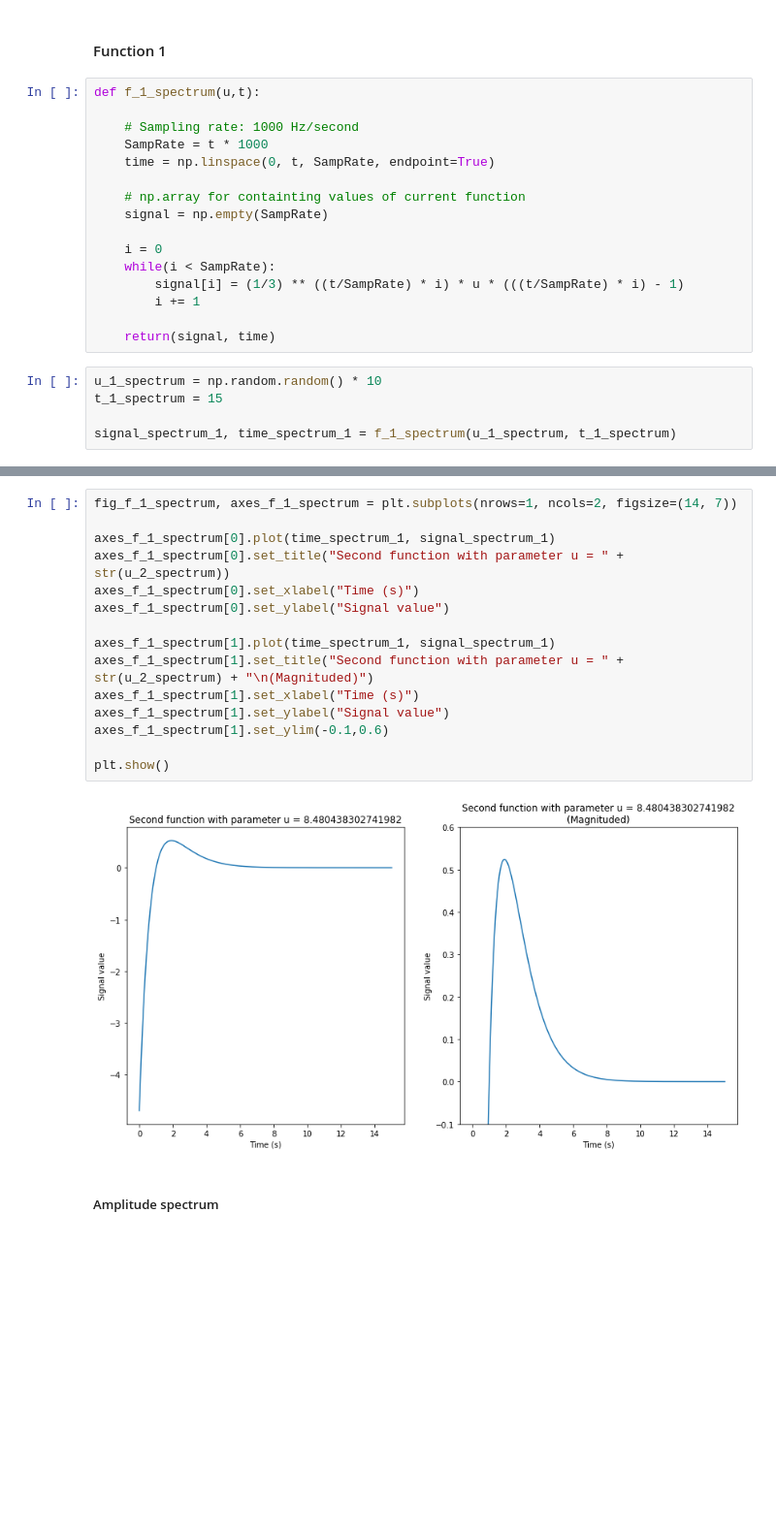
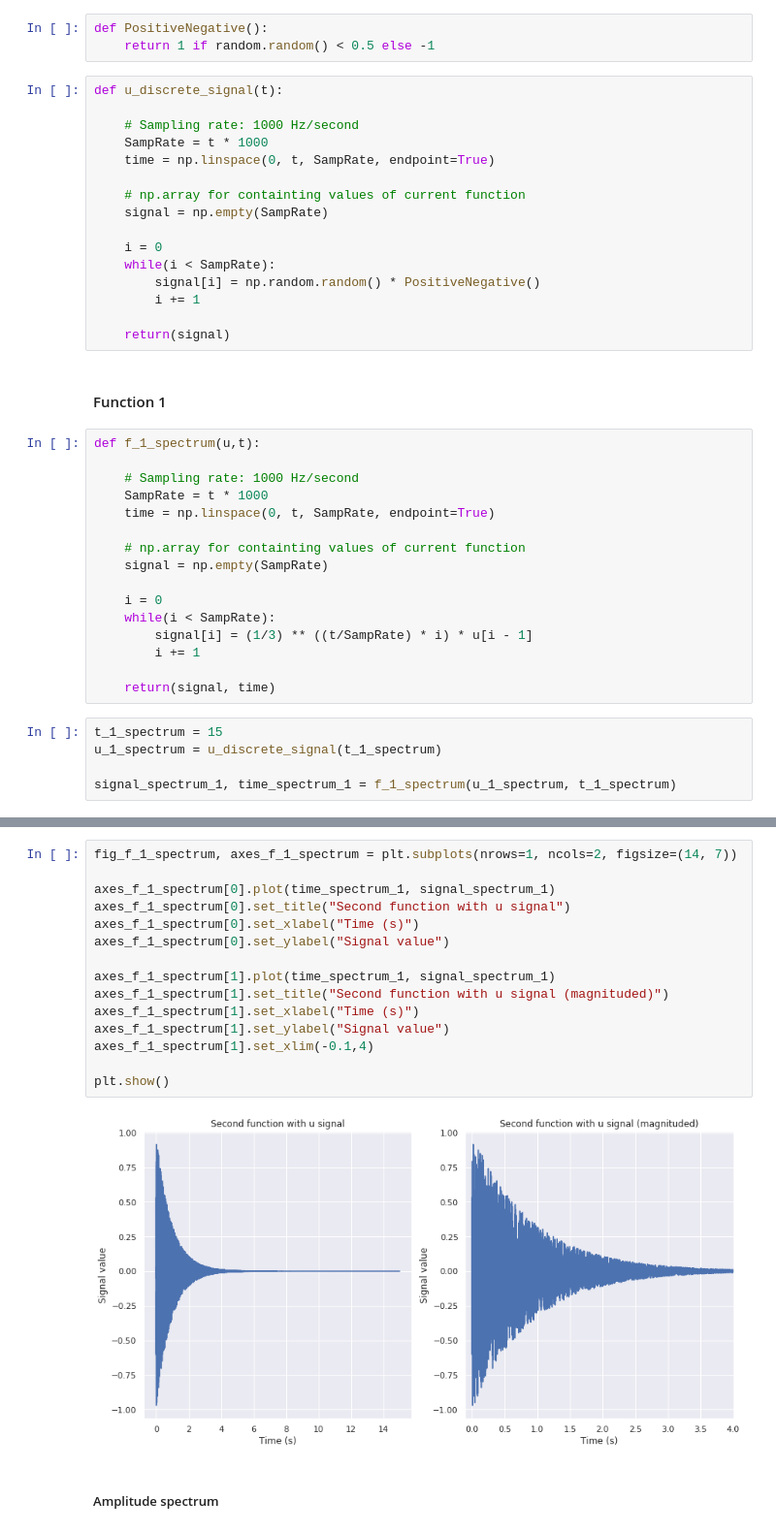
Before and after one commit to masterdesky/ELTE-signal-processing-2018, a Jupyter notebook: 2. feladatsor/Assignment 2 - Part 2.ipynb, the cells around one changed output, grey strips where cells are left out. Shown at 97% size. Cells and saved outputs as stored; diff of their text form; blank space fills up the shorter version.

```diff
--- a/2. feladatsor/Assignment 2 - Part 2.ipynb
+++ b/2. feladatsor/Assignment 2 - Part 2.ipynb
@@ -18,3 +22,22 @@ import random as random
+# %%
+def PositiveNegative():
+    return 1 if random.random() < 0.5 else -1
+# %%
+def u_discrete_signal(t):
+
+    # Sampling rate: 1000 Hz/second
+    SampRate = t * 1000
+    time = np.linspace(0, t, SampRate, endpoint=True)
+
+    # np.array for containting values of current function
+    signal = np.empty(SampRate)
+
+    i = 0
+    while(i < SampRate):
+        signal[i] = np.random.random() * PositiveNegative()
+        i += 1
+
+    return(signal)
 # %% [markdown]
 #### Function 1
 # %%
@@ -29,12 +52,12 @@ def f_1_spectrum(u,t):
 
     i = 0
     while(i < SampRate):
-        signal[i] = (1/3) ** ((t/SampRate) * i) * u * (((t/SampRate) * i) - 1)
+        signal[i] = (1/3) ** ((t/SampRate) * i) * u[i - 1]
         i += 1
 
     return(signal, time)
 # %%
-u_1_spectrum = np.random.random() * 10
 t_1_spectrum = 15
+u_1_spectrum = u_discrete_signal(t_1_spectrum)
 
 signal_spectrum_1, time_spectrum_1 = f_1_spectrum(u_1_spectrum, t_1_spectrum)
@@ -41,20 +76,20 @@ signal_spectrum_1, time_spectrum_1 = f_1_spectrum(u_1_spectrum, t_1_spectrum)
 # %%
 fig_f_1_spectrum, axes_f_1_spectrum = plt.subplots(nrows=1, ncols=2, figsize=(14, 7))
 
 axes_f_1_spectrum[0].plot(time_spectrum_1, signal_spectrum_1)
-axes_f_1_spectrum[0].set_title("Second function with parameter u = " + str(u_2_spectrum))
+axes_f_1_spectrum[0].set_title("Second function with u signal")
 axes_f_1_spectrum[0].set_xlabel("Time (s)")
 axes_f_1_spectrum[0].set_ylabel("Signal value")
 
 axes_f_1_spectrum[1].plot(time_spectrum_1, signal_spectrum_1)
-axes_f_1_spectrum[1].set_title("Second function with parameter u = " + str(u_2_spectrum) + "\n(Magnituded)")
+axes_f_1_spectrum[1].set_title("Second function with u signal (magnituded)")
 axes_f_1_spectrum[1].set_xlabel("Time (s)")
 axes_f_1_spectrum[1].set_ylabel("Signal value")
-axes_f_1_spectrum[1].set_ylim(-0.1,0.6)
+axes_f_1_spectrum[1].set_xlim(-0.1,4)
 
 plt.show()
 # %% [output]
-[figure, old version]
+[figure, new version]
 # %% [markdown]
 ##### Amplitude spectrum
 # %%
```
Also changed, not shown: parts of 40 cells of this notebook.
